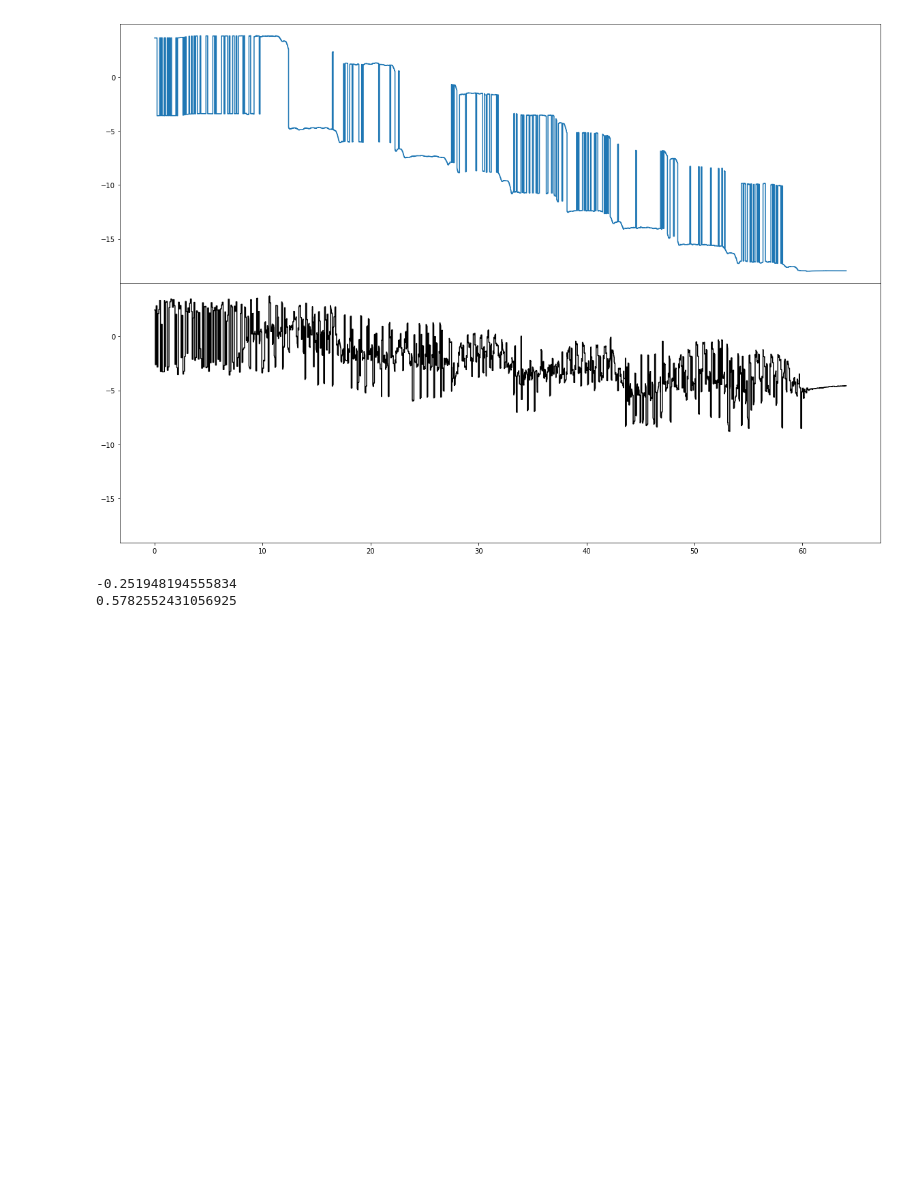
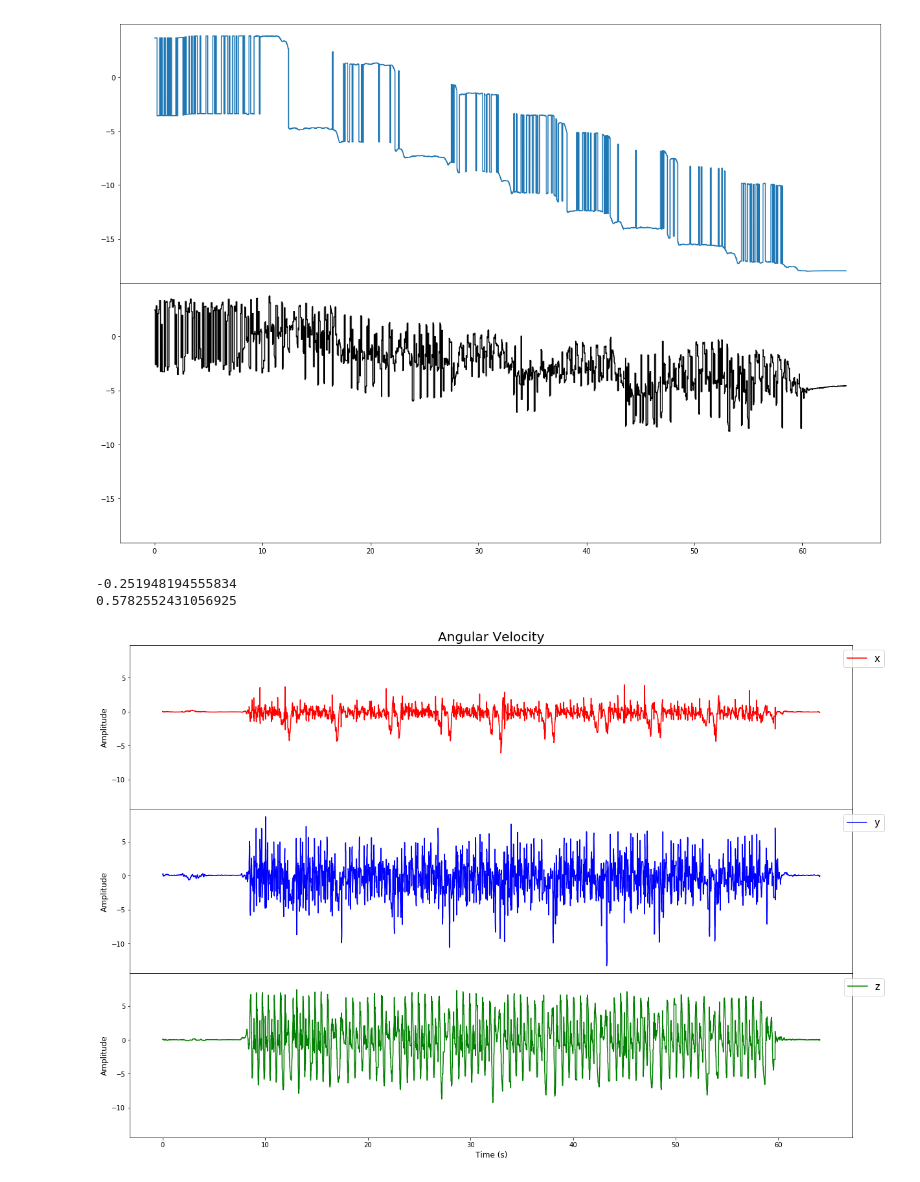
Before and after one commit to SunnyWillert18/Signals, a Jupyter notebook: deliverable_2.ipynb, the cells around one changed output. Cells and saved outputs as stored; diff of their text form; code cells hidden in the pictures; blank space fills up the shorter version.

Commit message:
Filter for constant bias

```diff
--- a/deliverable_2.ipynb
+++ b/deliverable_2.ipynb
@@ -63,3 +81,50 @@ print (roll_avg)
 # %% [output]
 -0.251948194555834
 0.5782552431056925
+# %%
+# filter noise in gyroscope data by removing on constant bias
+cb = pd.DataFrame(columns=['wx_cb','wy_cb','wz_cb'])
+filtered = pd.DataFrame(columns=['time','wx_f','wy_f','wz_f'])
+
+# determine average of gyroscope data in each direction when no movement occurs - calculates offset
+for _dir in ['x', 'y', 'z']:
+    cb.loc['data', 'w{}_cb'.format(_dir)] = np.mean(data['w{}'.format(_dir)][:600])
+
+# subtract offset from
+for _dir in ['x', 'y', 'z']:
+    filtered['w{}_f'.format(_dir)] = data['w{}'.format(_dir)] - cb.loc['data']['w{}_cb'.format(_dir)]
+    filtered['time'] = data['time']
+
+# integrate filtered gyroscope data for filtered angle
+filtered_1 = pd.DataFrame(columns=['time', 'wx_f1', 'wy_f1', 'wz_f1'])
+for _dir in ['x', 'y', 'z']:
+    filtered_1['w{}_f1'.format(_dir)] = itg.cumtrapz(filtered['w{}_f'.format(_dir)], filtered['time'])
+    filtered_1['time'] = data['time']
+# %%
+### ANGULAR VELOCItY ###
+
+# create 3 subfigures for angular velocity: angular velocity about the x-axis, y-axis, and z-axis
+fig, (ax1, ax2, ax3) = plt.subplots(3, sharex=True, sharey=True, figsize=(20,14))
+
+# Format labels and title for graphs
+ax1.set_title('Angular Velocity', fontsize=20)
+ax1.set_ylabel('Amplitude', size=12)
+ax2.set_ylabel('Amplitude', size=12)
+ax3.set_ylabel('Amplitude', size=12)
+plt.xlabel('Time (s)', fontsize=12)
+
+ax1.plot(filtered['time'], filtered['wx_f'], 'r-', label='x')
+ax2.plot(filtered['time'], filtered['wy_f'], 'b-', label='y')
+ax3.plot(filtered['time'], filtered['wz_f'], 'g-', label='z')
+
+# setting up graph legends
+ax1.legend(bbox_to_anchor=(1.05, 1), loc=1, prop={'size':15})
+ax2.legend(bbox_to_anchor=(1.05, 1), loc=1, prop={'size':15})
+ax3.legend(bbox_to_anchor=(1.05, 1), loc=1, prop={'size':15})
+
+fig.subplots_adjust(hspace=0)
+plt.setp([a.get_xticklabels() for a in fig.axes[:-1]], visible=False)
+ax1.set_title('Angular Velocity', fontsize=20)
+plt.show()
+# %% [output]
+[figure, added]
```
Also changed, not shown: parts of 5 cells of this notebook.
